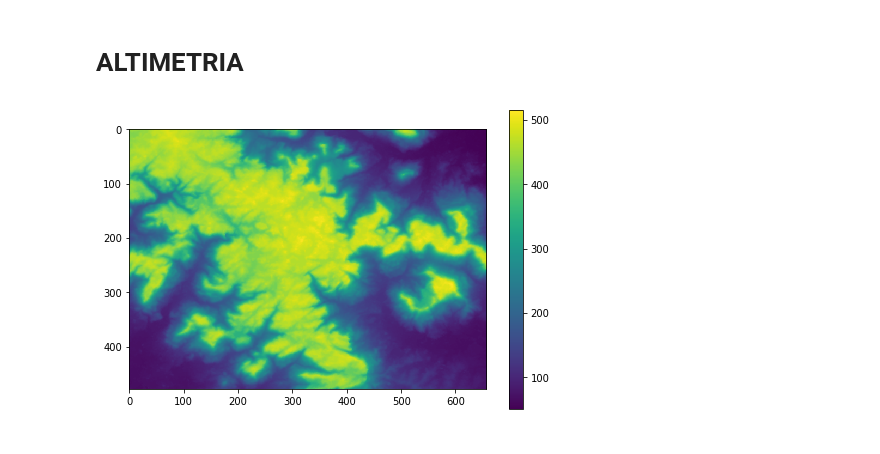
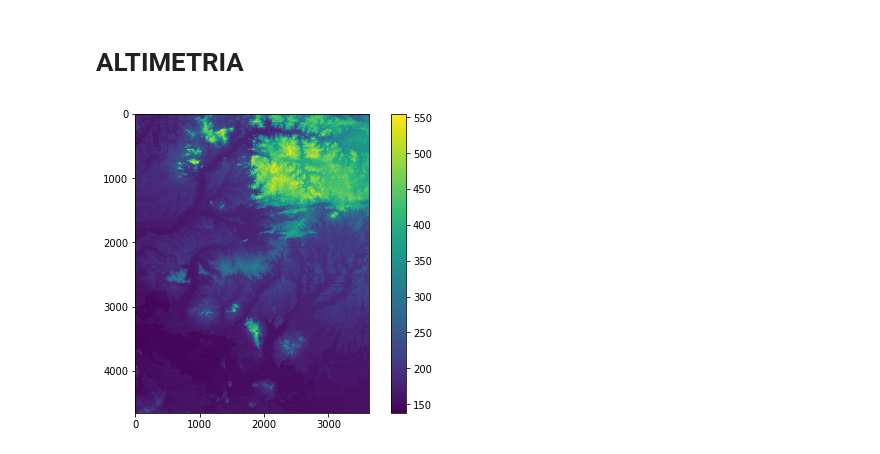
Before and after one commit to sclaudiobr/algoritmos-py, a Jupyter notebook: GeoCloud01_Altimetria.ipynb, the cells around one changed output. Saved outputs shown, nothing was run; the diff lists cells and outputs as text; code cells hidden in the pictures.

```diff
--- a/GeoCloud01_Altimetria.ipynb
+++ b/GeoCloud01_Altimetria.ipynb
@@ -46,0 +54,10 @@ Your system is ready.
+# %%
+uf = np.array(['RO', 'AC', 'AM', 'RR', 'PA', 'AP', 'TO', 'MA', 'PI', 'CE', 'RN',
+       'PB', 'PE', 'AL', 'SE', 'BA', 'MG', 'ES', 'RJ', 'SP', 'PR', 'SC',
+       'RS', 'MS', 'MT', 'GO', 'DF'])
+# %%
+u = widgets.Dropdown(
+    options=uf,
+    description='Estado: ',
+)
+u
@@ -46,0 +66,9 @@ Your system is ready.
+# %%
+# ACESSANDO OS DADO DENTRO DO REPOSITÓRIO GEOBR
+d = br.read_municipality(code_muni=u.value)
+#d = df[df.name_muni=='Santa Maria']
+mn = widgets.Dropdown(
+    options=d['name_muni'],
+    description='Município: ',
+)
+mn
@@ -47,11 +77,12 @@ Your system is ready.
 # %%
 # ACESSANDO OS DADOS DENTRO DO REPOSITÓRIO GEOBR
 ## salva a filtragem na base do IBGE na variável df
-df = br.read_municipality(code_muni='RS')
-rs = df
+#df = br.read_municipality(code_muni=uf.value)
+#rs = df
 ### Refina a busca por municípios
-df = df[df.name_muni=='Silveira Martins']
-df = gpd.GeoDataFrame(df)
+d = d[d.name_muni==mn.value]
+df = gpd.GeoDataFrame(d)
+
 print("Sistemas Geodésico:",df.crs.geodetic_crs)
 print('----------------------')
 print('')
@@ -64,6 +95,11 @@ dfbox = box(*df.total_bounds).bounds
 latitude,longitude = np.array(dfbox)[1],np.array(dfbox)[2]
 # salva os arquivos no formato shapefile
 df.to_file('./proj/shp/df.shp', driver='ESRI Shapefile')
+df = df.to_crs('EPSG:3857') # converte para Cartesiano (Transverso Mercator)                            # este basemap  só aceita cartesiano
+ax = df.plot(figsize=(10, 10), alpha=0.2, edgecolor='k')
+ctx.add_basemap(ax)
+# converte de volta para SIRGAS 2000UTM 22S para calcular a área
+print('Área do Município:',df.to_crs('EPSG:31982').area/1000000,'km2')
 # %% [output]
 Sistemas Geodésico: GEOGCRS["SIRGAS 2000",DATUM["Sistema de Referencia Geocentrico para las AmericaS 2000",ELLIPSOID["GRS 1980",6378137,298.257222101,LENGTHUNIT["metre",1]]],PRIMEM["Greenwich",0,ANGLE ...
 ----------------------
@@ -85,21 +114,21 @@ dtype: float64 km2
 # ALTIMETRIA
 # %%
 # Recorte da área de estudo e salva no arquivo tif
-mde.clip(bounds= dfbox, output='/content/proj/raster/sm.tif')
+mde.clip(bounds= dfbox, output='/content/proj/raster/dem.tif')
 # gera a figura de plotagem
 matplotlib.rcParams['figure.figsize'] = (8, 5.5)
 # Define a pasta de trabalho
-dem_path = os.path.join(os.getcwd(), 'proj/raster/sm.tif')
+dem_path = os.path.join(os.getcwd(), 'proj/raster/dem.tif')
 dem = rd.LoadGDAL(dem_path)
 # preenche os espaços (buracos na imagem)
 fill = rd.FillDepressions(dem, epsilon=False, in_place=False, topology='D8')
 beau_breached = rd.BreachDepressions(fill, in_place=False)
 rd.SaveGDAL('proj/raster/fill_dem.tif',beau_breached)
 plt.imshow(beau_breached, interpolation='none')
 plt.colorbar()
 plt.show()
 # %% [output]
-[figure, old version]
+[figure, new version]
 # %%
 import fiona
 import rasterio
```
Also changed, not shown: parts of 12 cells of this notebook.
